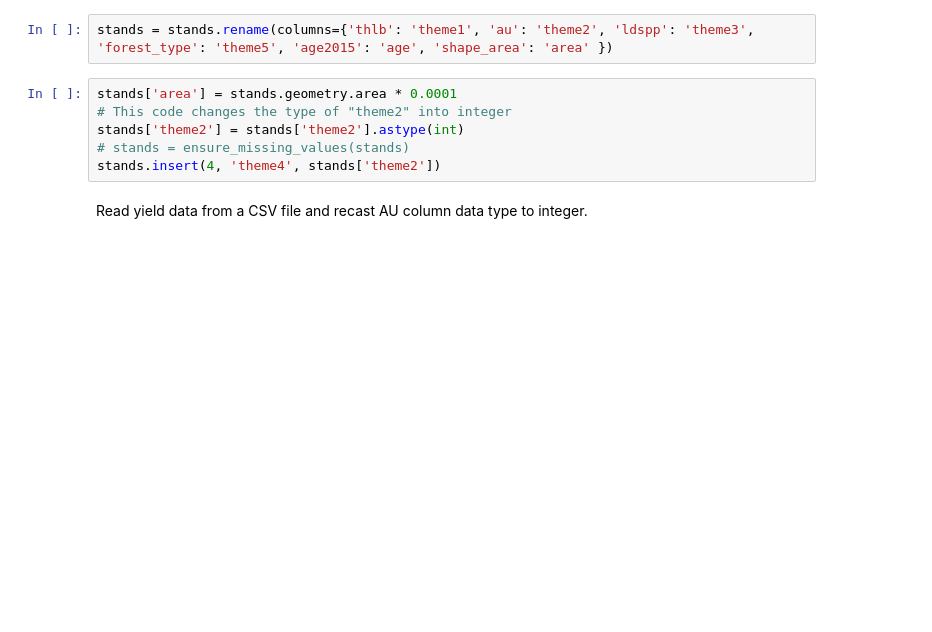
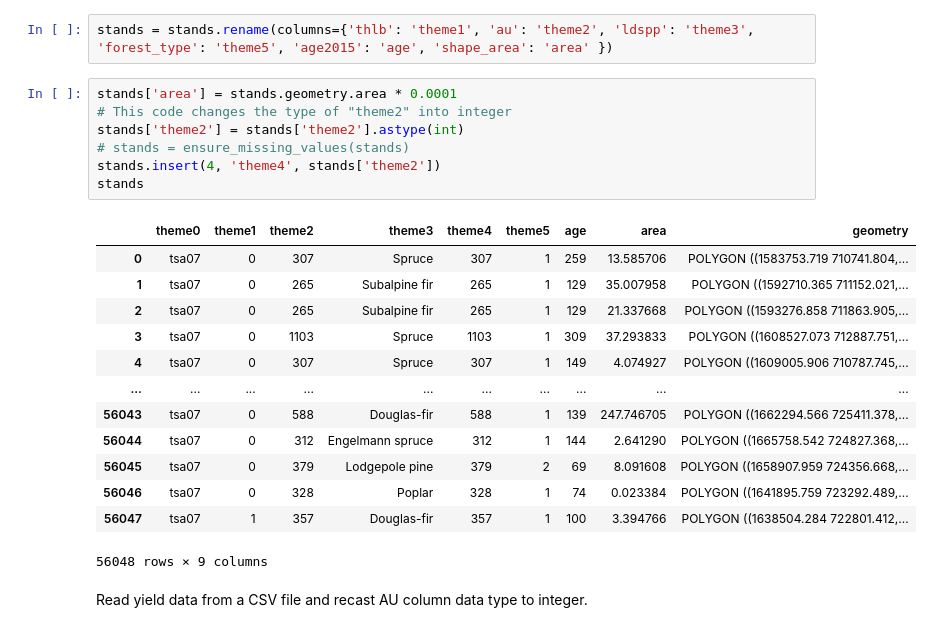
Before and after one commit to UBC-FRESH/ecotrust-dss, a Jupyter notebook: from_scratch.ipynb, the cells around one changed output. Cells and saved outputs as stored; diff of their text form; blank space fills up the shorter version.

```diff
--- a/from_scratch.ipynb
+++ b/from_scratch.ipynb
@@ -89,9 +89,24 @@ stands = stands.rename(columns={'thlb': 'theme1', 'au': 'theme2', 'ldspp': 'them
 # %%
 stands['area'] = stands.geometry.area * 0.0001
 # This code changes the type of "theme2" into integer
 stands['theme2'] = stands['theme2'].astype(int)
 # stands = ensure_missing_values(stands)
 stands.insert(4, 'theme4', stands['theme2'])
+stands
+# %% [output]
+|  | theme0 | theme1 | theme2 | theme3 | theme4 | theme5 | age | area | geometry |
+| 0 | tsa07 | 0 | 307 | Spruce | 307 | 1 | 259 | 13.585706 | POLYGON ((1583753.719 710741.804,... |
+| 1 | tsa07 | 0 | 265 | Subalpine fir | 265 | 1 | 129 | 35.007958 | POLYGON ((1592710.365 711152.021,... |
+| 2 | tsa07 | 0 | 265 | Subalpine fir | 265 | 1 | 129 | 21.337668 | POLYGON ((1593276.858 711863.905,... |
+| 3 | tsa07 | 0 | 1103 | Spruce | 1103 | 1 | 309 | 37.293833 | POLYGON ((1608527.073 712887.751,... |
+| 4 | tsa07 | 0 | 307 | Spruce | 307 | 1 | 149 | 4.074927 | POLYGON ((1609005.906 710787.745,... |
+| ... | ... | ... | ... | ... | ... | ... | ... | ... | ... |
+| 56043 | tsa07 | 0 | 588 | Douglas-fir | 588 | 1 | 139 | 247.746705 | POLYGON ((1662294.566 725411.378,... |
+| 56044 | tsa07 | 0 | 312 | Engelmann spruce | 312 | 1 | 144 | 2.641290 | POLYGON ((1665758.542 724827.368,... |
+| 56045 | tsa07 | 0 | 379 | Lodgepole pine | 379 | 2 | 69 | 8.091608 | POLYGON ((1658907.959 724356.668,... |
+| 56046 | tsa07 | 0 | 328 | Poplar | 328 | 1 | 74 | 0.023384 | POLYGON ((1641895.759 723292.489,... |
+| 56047 | tsa07 | 1 | 357 | Douglas-fir | 357 | 1 | 100 | 3.394766 | POLYGON ((1638504.284 722801.412,... |
+56048 rows × 9 columns
 # %% [markdown]
 Read yield data from a CSV file and recast AU column data type to integer.
 # %%
```
Also changed, not shown: parts of 6 cells of this notebook.
